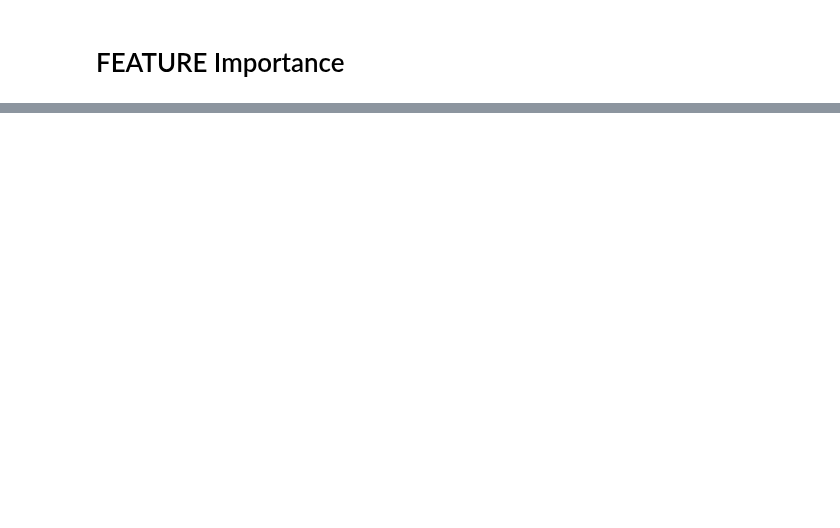
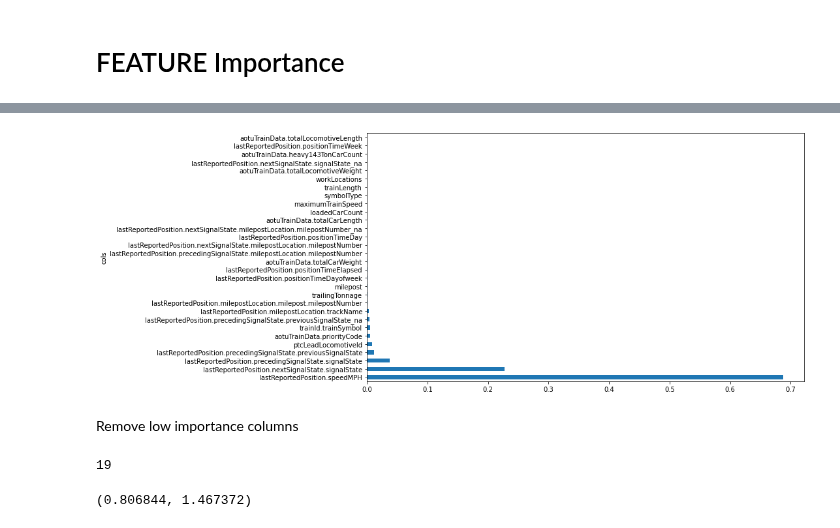
Before and after one commit to swicklund/hackathon, a Jupyter notebook: MLModel1.ipynb, the cells around one changed output, grey strips where cells are left out. Drawn from its saved outputs; the diff is of its cells as text; code cells hidden in the pictures; blank space fills up the shorter version.

```diff
--- a/MLModel1.ipynb
+++ b/MLModel1.ipynb
@@ -398,0 +417,14 @@ fi[:10]
+# %%
+def plot_fi(fi):
+    return fi.plot('cols', 'imp', 'barh', figsize=(12,7), legend=False)
+
+plot_fi(fi[:30]);
+# %% [output]
+[figure, added]
+# %% [markdown]
+Remove low importance columns
+# %%
+to_keep = fi[fi.imp>0.0002].cols
+len(to_keep)
+# %% [output]
+19
@@ -398,0 +436,4 @@ fi[:10]
+# %%
+m_rmse(m, xs_imp, y), m_rmse(m, valid_xs_imp, valid_y)
+# %% [output]
+(0.806844, 1.467372)
```
Also changed, not shown: parts of 19 cells of this notebook.
